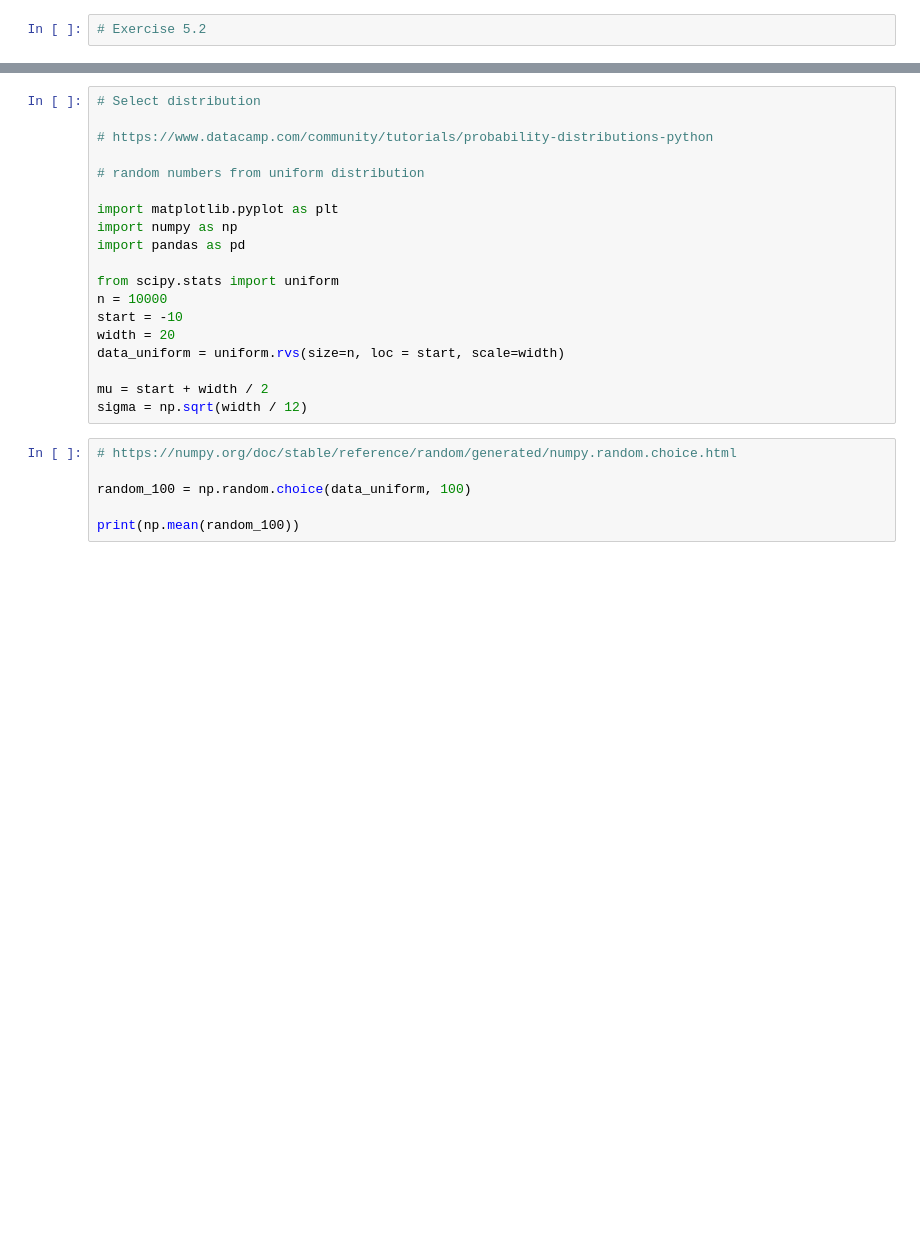
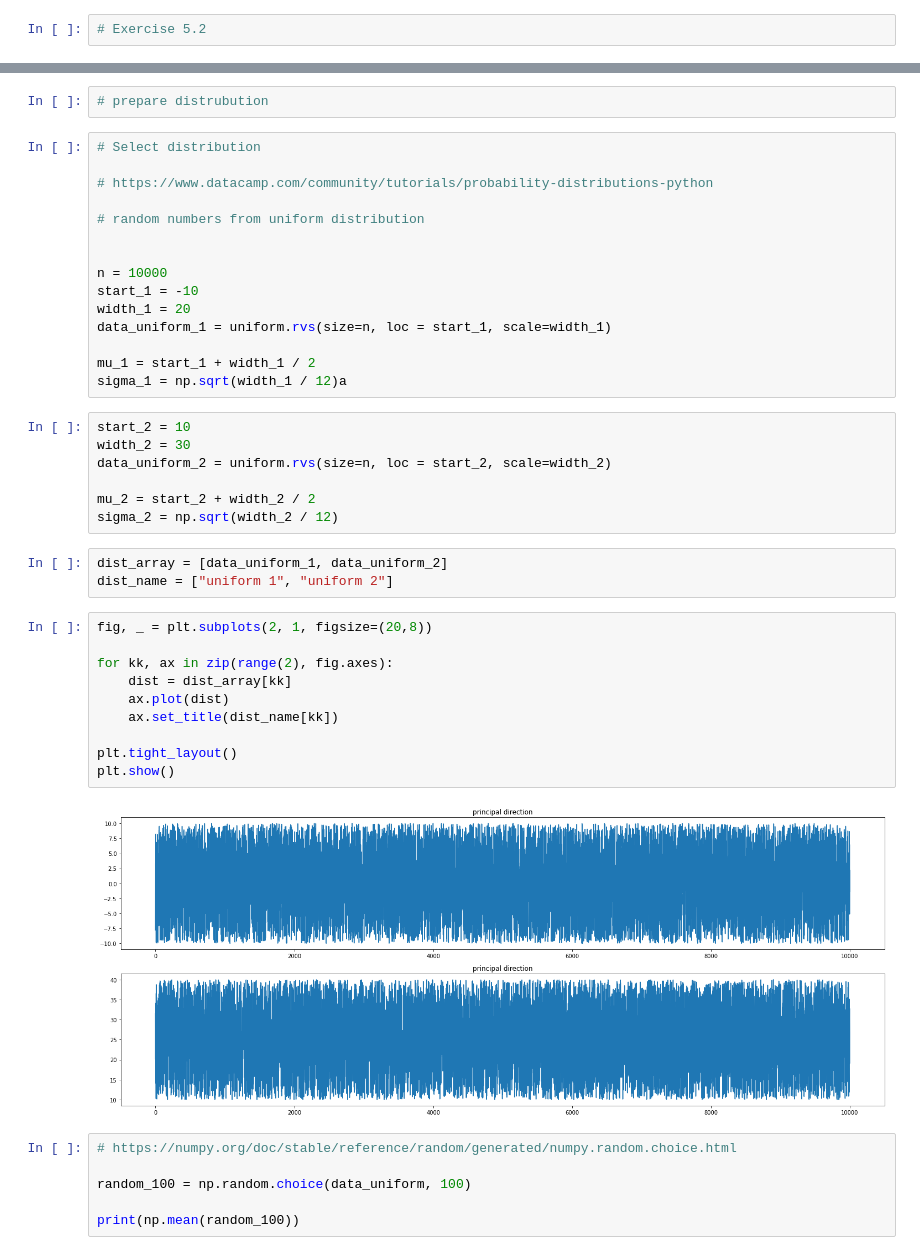
Before and after one commit to wzeyal/DataScience, a Jupyter notebook: Python_for_AI_Engineer/Exercises/7_Probability/5_2.ipynb, the cells around one changed output, grey strips where cells are left out. Drawn from its saved outputs; the diff is of its cells as text; blank space fills up the shorter version.

```diff
--- a/Python_for_AI_Engineer/Exercises/7_Probability/5_2.ipynb
+++ b/Python_for_AI_Engineer/Exercises/7_Probability/5_2.ipynb
@@ -5,3 +13,5 @@
+# %%
+# prepare distrubution
 # %%
 # Select distribution
 
@@ -9,18 +19,36 @@
 
 # random numbers from uniform distribution
 
-import matplotlib.pyplot as plt
-import numpy as np
-import pandas as pd
 
-from scipy.stats import uniform
 n = 10000
-start = -10
-width = 20
-data_uniform = uniform.rvs(size=n, loc = start, scale=width)
+start_1 = -10
+width_1 = 20
+data_uniform_1 = uniform.rvs(size=n, loc = start_1, scale=width_1)
 
-mu = start + width / 2
-sigma = np.sqrt(width / 12)
+mu_1 = start_1 + width_1 / 2
+sigma_1 = np.sqrt(width_1 / 12)a
+# %%
+start_2 = 10
+width_2 = 30
+data_uniform_2 = uniform.rvs(size=n, loc = start_2, scale=width_2)
+
+mu_2 = start_2 + width_2 / 2
+sigma_2 = np.sqrt(width_2 / 12)
+# %%
+dist_array = [data_uniform_1, data_uniform_2]
+dist_name = ["uniform 1", "uniform 2"]
+# %%
+fig, _ = plt.subplots(2, 1, figsize=(20,8))
+
+for kk, ax in zip(range(2), fig.axes):
+    dist = dist_array[kk]
+    ax.plot(dist)
+    ax.set_title(dist_name[kk])
+
+plt.tight_layout()
+plt.show()
+# %% [output]
+[figure, added]
 # %%
 # https://numpy.org/doc/stable/reference/random/generated/numpy.random.choice.html
 
```
Also changed, not shown: parts of 1 cell of this notebook.
